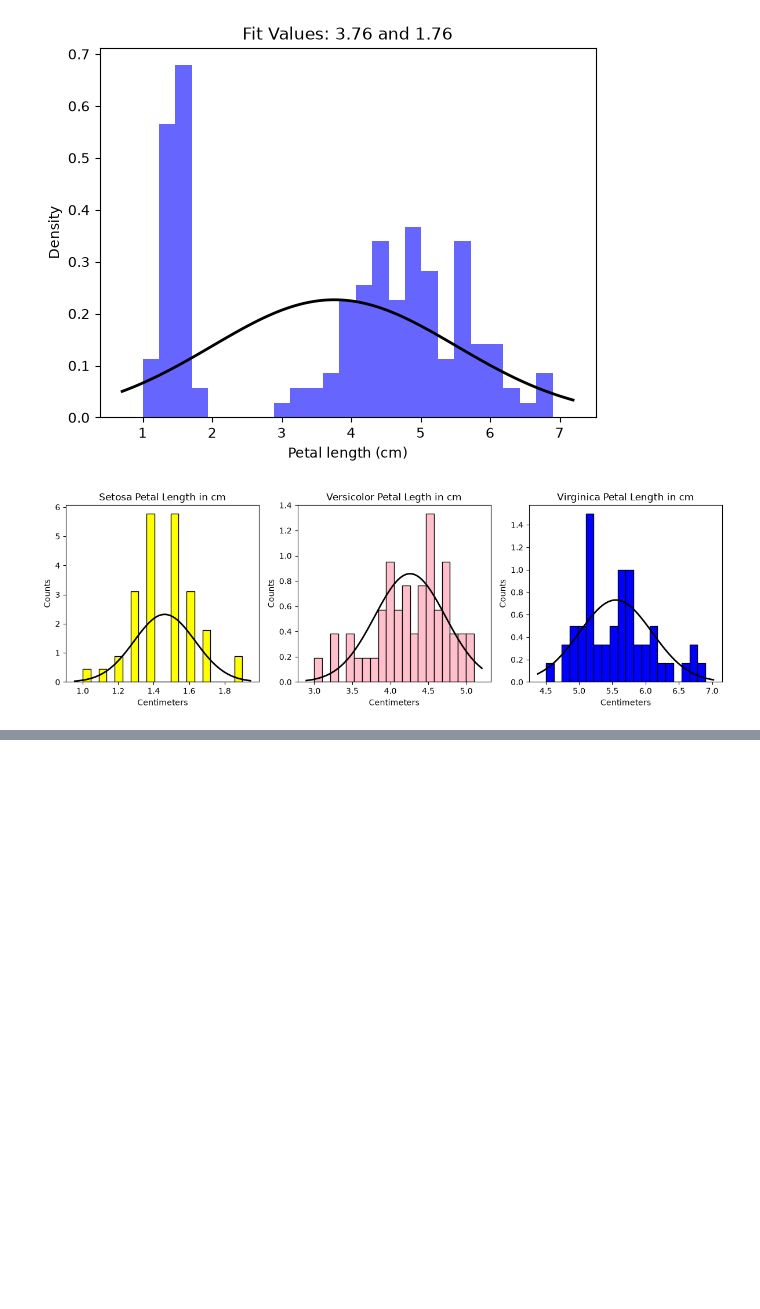
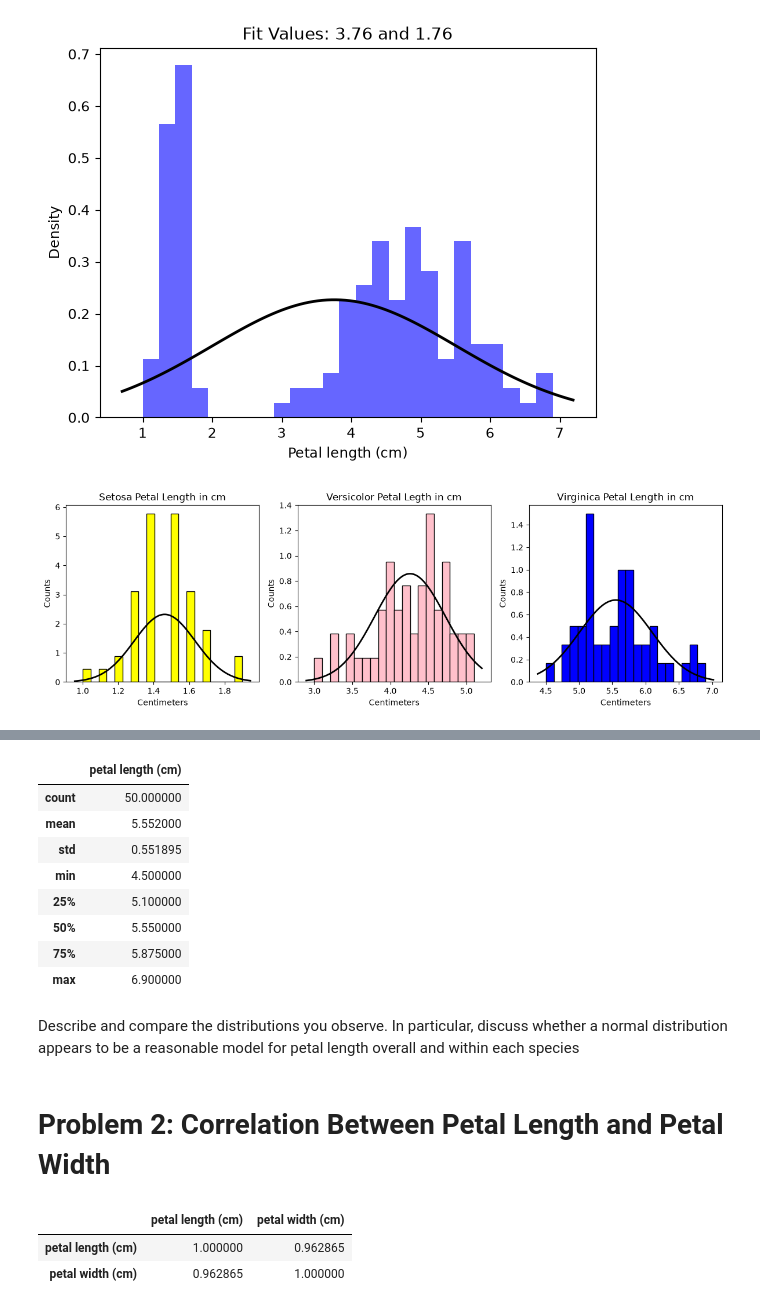
Before and after one commit to EmmaChubbCode/Applied_statistics, a Jupyter notebook: problems.ipynb, the cells around one changed output, grey strips where cells are left out. Saved outputs shown, nothing was run; the diff lists cells and outputs as text; code cells hidden in the pictures; blank space fills up the shorter version.

Commit message:
testing correlations

```diff
--- a/problems.ipynb
+++ b/problems.ipynb
@@ -155,0 +180,16 @@ iris_df.describe()
+# %%
+virginica_petal.describe()
+# %% [output]
+|  | petal length (cm) |
+| count | 50.000000 |
+| mean | 5.552000 |
+| std | 0.551895 |
+| min | 4.500000 |
+| 25% | 5.100000 |
+| 50% | 5.550000 |
+| 75% | 5.875000 |
+| max | 6.900000 |
+# %% [markdown]
+Describe and compare the distributions you observe. In particular, discuss whether a normal distribution appears to be a reasonable model for petal length overall and within each species
+# %% [markdown]
+# Problem 2: Correlation Between Petal Length and Petal Width
@@ -155,0 +199,10 @@ iris_df.describe()
+# %%
+# we can use pandas correlation function to examine the relationship between each of the dataset's variables.
+# see the following on how to structure the code: https://pandas.pydata.org/docs/reference/api/pandas.DataFrame.corr.html#pandas-dataframe-corr
+# When you don't specify parameters, this method defaults to Pearson correlation which is appropriate when using continuous and normally distributed data.
+# see for more detail: https://docs.vultr.com/python/third-party/pandas/DataFrame/corr
+petal_df.corr()
+# %% [output]
+|  | petal length (cm) | petal width (cm) |
+| petal length (cm) | 1.000000 | 0.962865 |
+| petal width (cm) | 0.962865 | 1.000000 |
```
Also changed, not shown: parts of 5 cells of this notebook.
